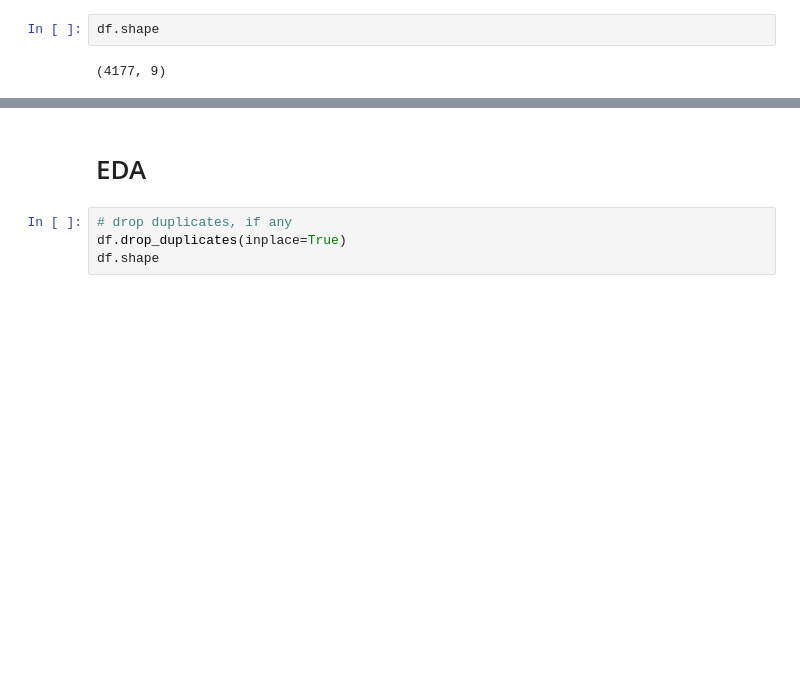
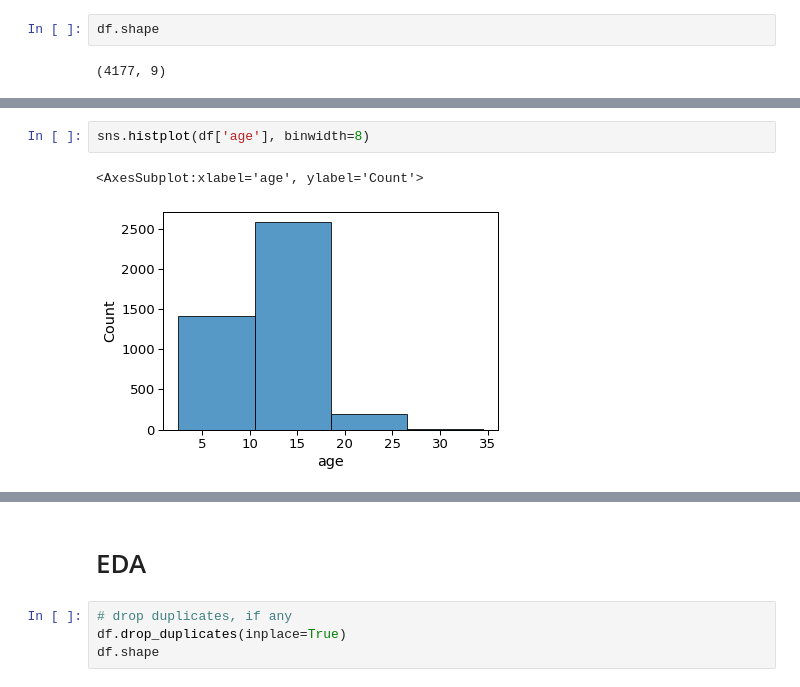
Before and after one commit to faheemrajwadkar/Abalone-Classification, a Jupyter notebook: Abalone - Logistic Regression.ipynb, the cells around one changed output, grey strips where cells are left out. Saved outputs shown, nothing was run; the diff lists cells and outputs as text; blank space fills up the shorter version.

```diff
--- a/Abalone - Logistic Regression.ipynb
+++ b/Abalone - Logistic Regression.ipynb
@@ -27,0 +62,5 @@ df.shape
+# %%
+sns.histplot(df['age'], binwidth=8)
+# %% [output]
+<AxesSubplot:xlabel='age', ylabel='Count'>
+[figure, added]
```
Also changed, not shown: parts of 10 cells of this notebook.
